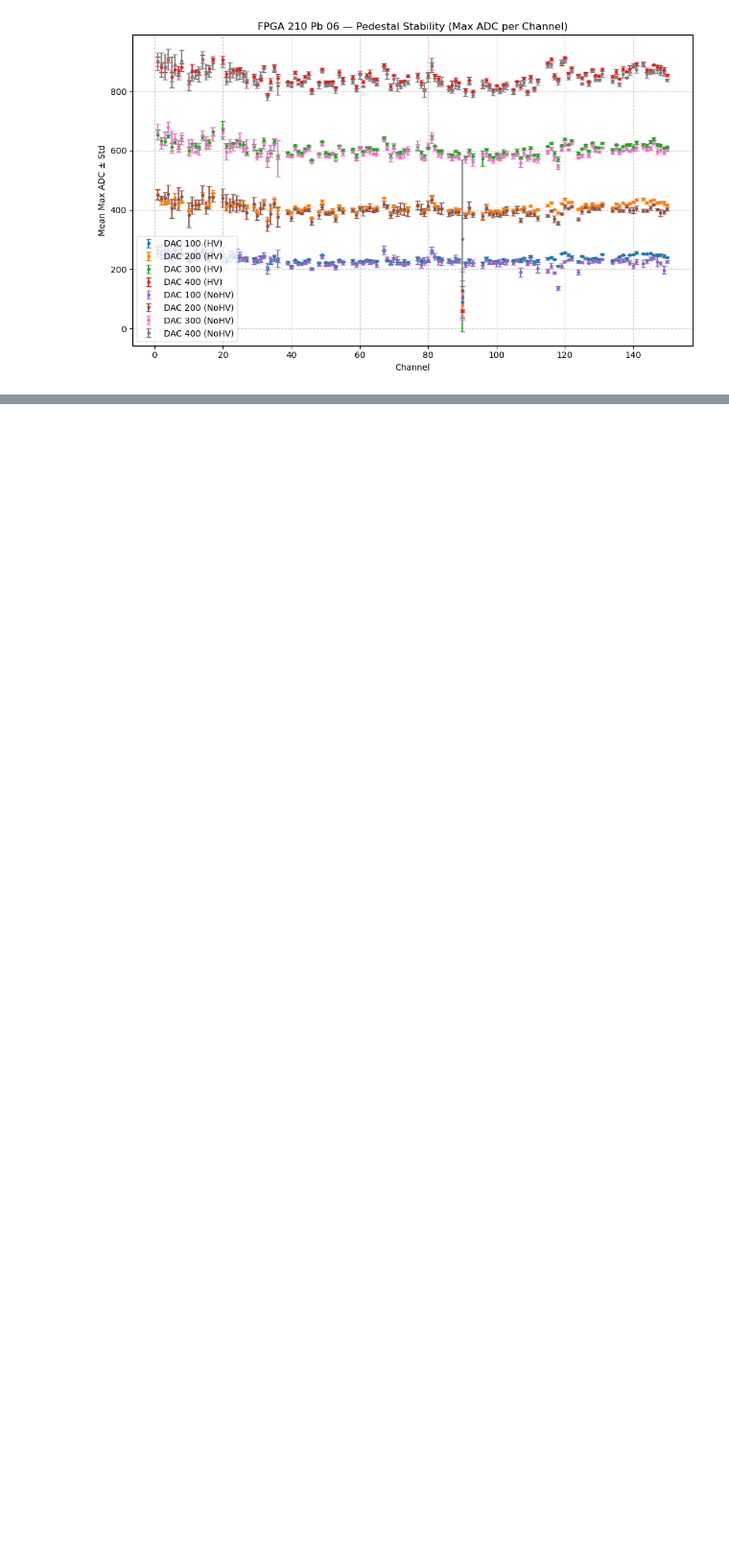
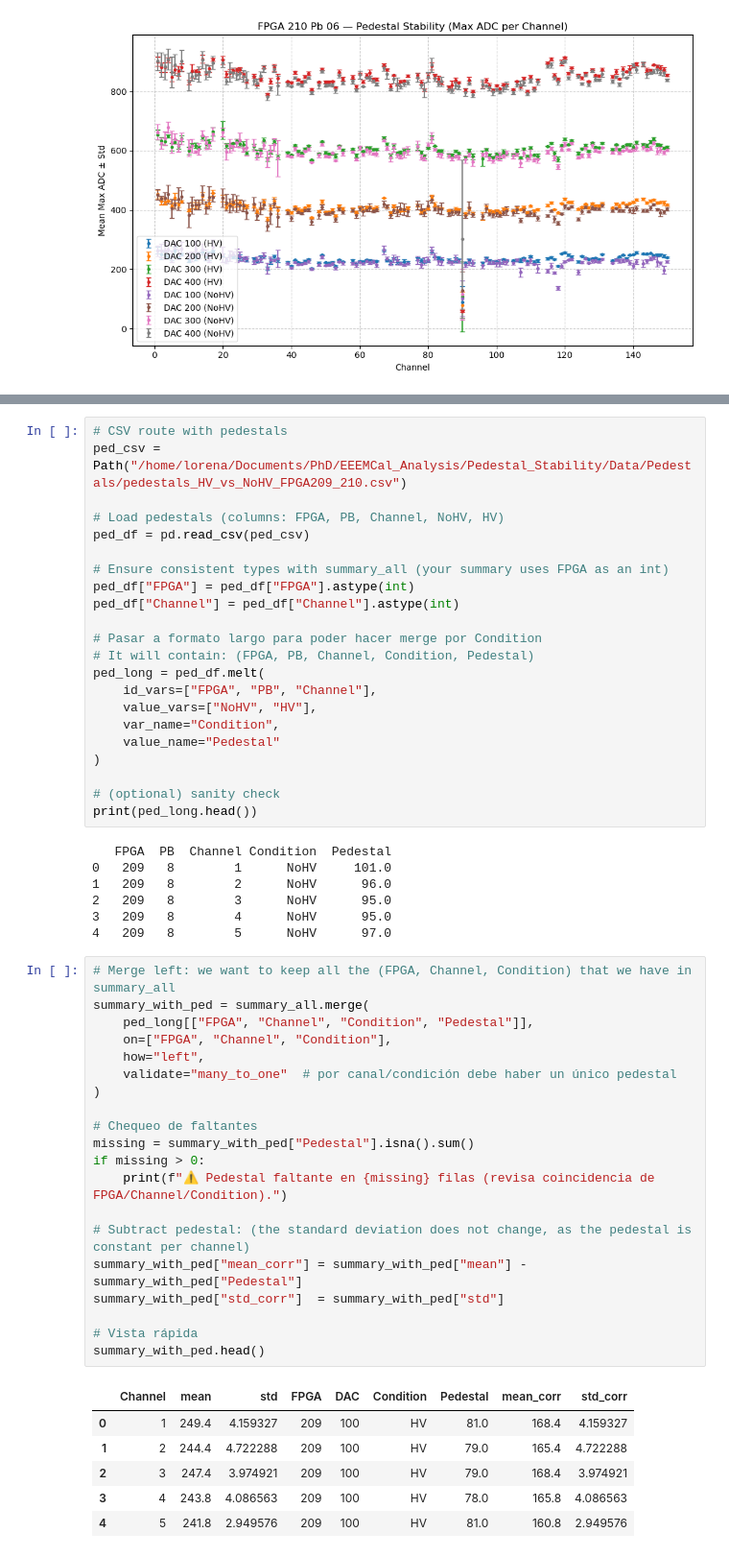
Before and after one commit to nlbucurur/EEEMCal_Analysis, a Jupyter notebook: Pedestal_Stability/AmplitudeAnalysis.ipynb, the cells around one changed output, grey strips where cells are left out. Shown at 96% size. Drawn from its saved outputs; the diff is of its cells as text; blank space fills up the shorter version.

```diff
--- a/Pedestal_Stability/AmplitudeAnalysis.ipynb
+++ b/Pedestal_Stability/AmplitudeAnalysis.ipynb
@@ -89,0 +98,56 @@ for fpga in fpga_to_pb.keys():
+# %%
+# CSV route with pedestals
+ped_csv = Path("/home/lorena/Documents/PhD/EEEMCal_Analysis/Pedestal_Stability/Data/Pedestals/pedestals_HV_vs_NoHV_FPGA209_210.csv")
+
+# Load pedestals (columns: FPGA, PB, Channel, NoHV, HV)
+ped_df = pd.read_csv(ped_csv)
+
+# Ensure consistent types with summary_all (your summary uses FPGA as an int)
+ped_df["FPGA"] = ped_df["FPGA"].astype(int)
+ped_df["Channel"] = ped_df["Channel"].astype(int)
+
+# Pasar a formato largo para poder hacer merge por Condition
+# It will contain: (FPGA, PB, Channel, Condition, Pedestal)
+ped_long = ped_df.melt(
+    id_vars=["FPGA", "PB", "Channel"],
+    value_vars=["NoHV", "HV"],
+    var_name="Condition",
+    value_name="Pedestal"
+)
+
+# (optional) sanity check
+print(ped_long.head())
+# %% [output]
+   FPGA  PB  Channel Condition  Pedestal
+0   209   8        1      NoHV     101.0
+1   209   8        2      NoHV      96.0
+2   209   8        3      NoHV      95.0
+3   209   8        4      NoHV      95.0
+4   209   8        5      NoHV      97.0
+# %%
+# Merge left: we want to keep all the (FPGA, Channel, Condition) that we have in summary_all
+summary_with_ped = summary_all.merge(
+    ped_long[["FPGA", "Channel", "Condition", "Pedestal"]],
+    on=["FPGA", "Channel", "Condition"],
+    how="left",
+    validate="many_to_one"  # por canal/condición debe haber un único pedestal
+)
+
+# Chequeo de faltantes
+missing = summary_with_ped["Pedestal"].isna().sum()
+if missing > 0:
+    print(f"⚠️ Pedestal faltante en {missing} filas (revisa coincidencia de FPGA/Channel/Condition).")
+
+# Subtract pedestal: (the standard deviation does not change, as the pedestal is constant per channel)
+summary_with_ped["mean_corr"] = summary_with_ped["mean"] - summary_with_ped["Pedestal"]
+summary_with_ped["std_corr"]  = summary_with_ped["std"]
+
+# Vista rápida
+summary_with_ped.head()
+# %% [output]
+|  | Channel | mean | std | FPGA | DAC | Condition | Pedestal | mean_corr | std_corr |
+| 0 | 1 | 249.4 | 4.159327 | 209 | 100 | HV | 81.0 | 168.4 | 4.159327 |
+| 1 | 2 | 244.4 | 4.722288 | 209 | 100 | HV | 79.0 | 165.4 | 4.722288 |
+| 2 | 3 | 247.4 | 3.974921 | 209 | 100 | HV | 79.0 | 168.4 | 3.974921 |
+| 3 | 4 | 243.8 | 4.086563 | 209 | 100 | HV | 78.0 | 165.8 | 4.086563 |
+| 4 | 5 | 241.8 | 2.949576 | 209 | 100 | HV | 81.0 | 160.8 | 2.949576 |
```
Also changed, not shown: parts of 9 cells of this notebook, 9 other files.
